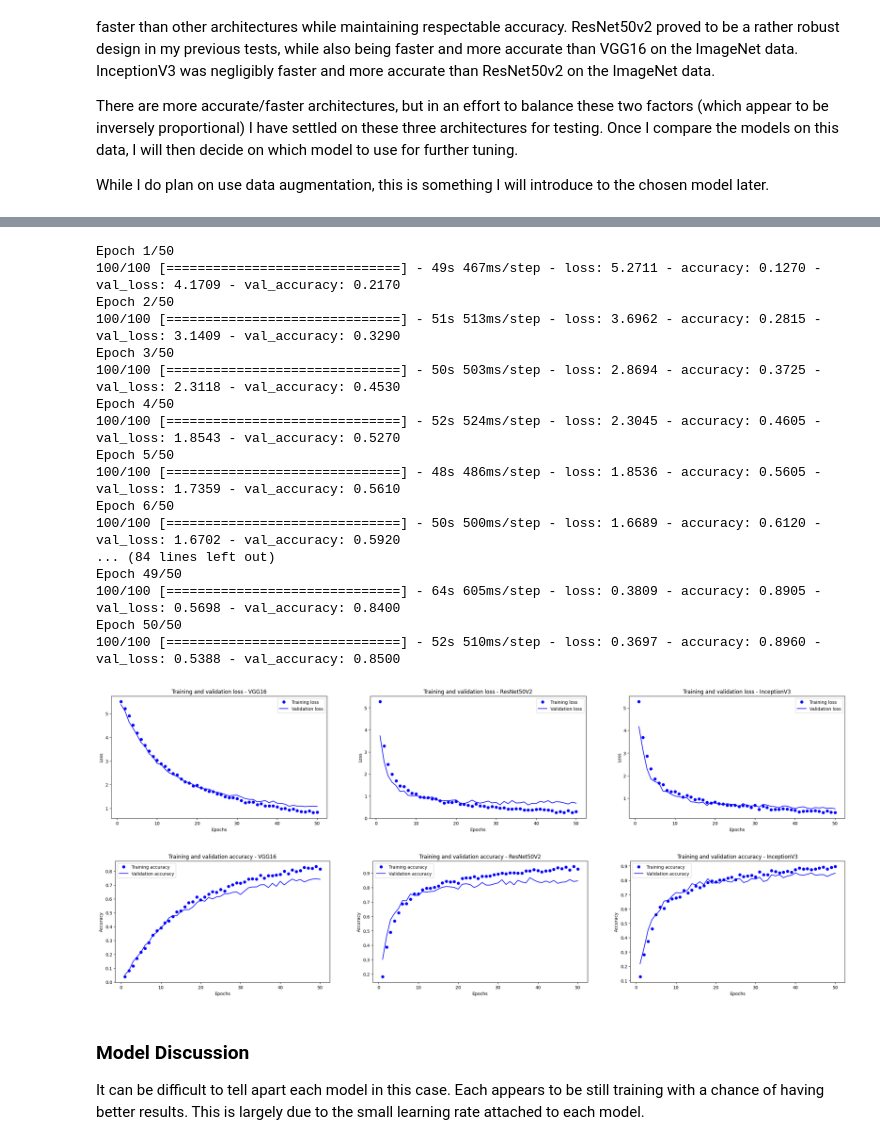
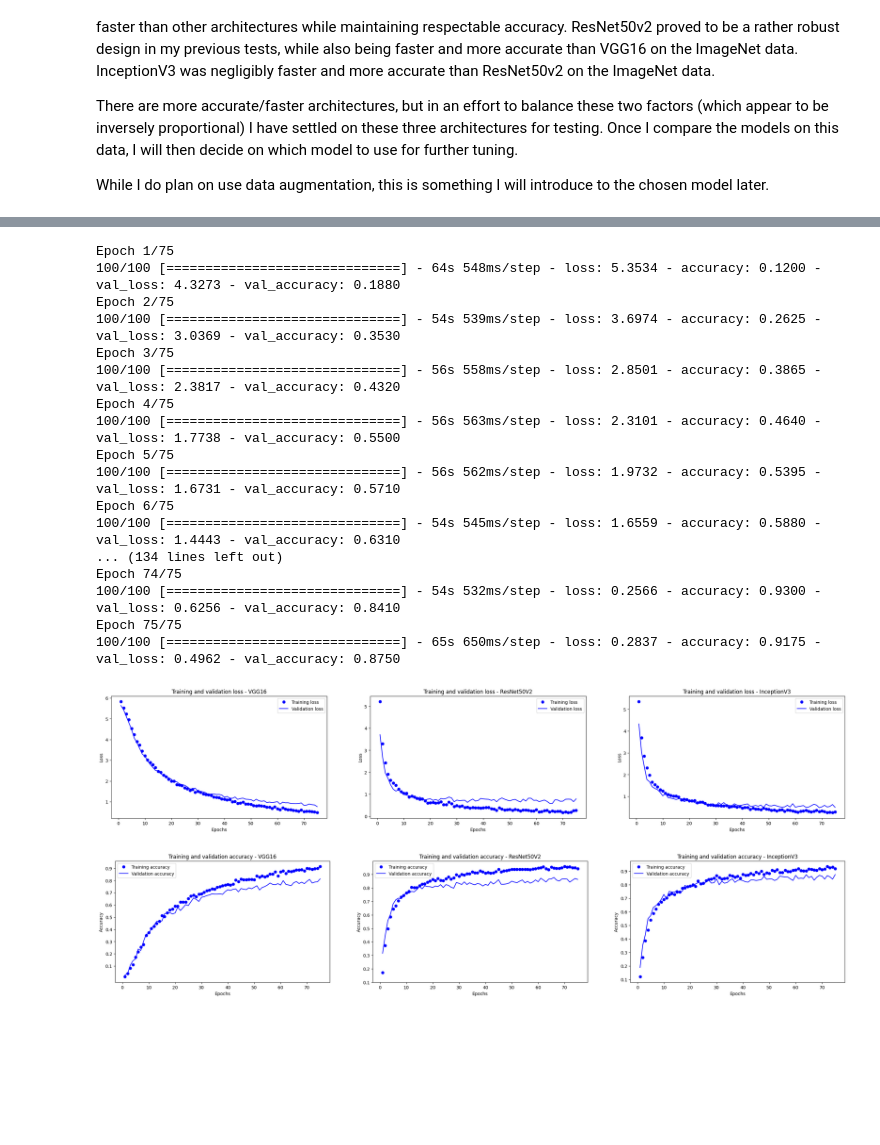
Before and after one commit to akingsley319/Tensorflow-Birds, a Jupyter notebook: notebooks/ModelSelection.ipynb, the cells around one changed output, grey strips where cells are left out. Drawn from its saved outputs; the diff is of its cells as text; code cells hidden in the pictures; blank space fills up the shorter version.

Commit message:
ModelSelection.ipynb at 75 epochs

```diff
--- a/notebooks/ModelSelection.ipynb
+++ b/notebooks/ModelSelection.ipynb
@@ -123,7 +123,7 @@ model_inception.compile(optimizer = tf.keras.optimizers.Adam(learning_rate = 0.0
 # Fit VGG16 model and store information
 history_vgg = model_vgg.fit(train_gen,
                        steps_per_epoch = 100,
-                       epochs = 50,
+                       epochs = 75,
                        validation_data = valid_gen,
                        validation_steps = 50)
 
@@ -155,7 +155,7 @@ Epoch 50/50
 # Fit ResNet50V2 model and store information
 history_resnet = model_resnet.fit(train_gen,
                        steps_per_epoch = 100,
-                       epochs = 50,
+                       epochs = 75,
                        validation_data = valid_gen,
                        validation_steps = 50)
 
@@ -187,7 +187,7 @@ Epoch 50/50
 # Fit InceptionV3 model and store information
 history_inception = model_inception.fit(train_gen,
                        steps_per_epoch = 100,
-                       epochs = 50,
+                       epochs = 75,
                        validation_data = valid_gen,
                        validation_steps = 50)
 
@@ -198,23 +198,23 @@ acc_values_inception = history_dict_inception['accuracy']
 val_acc_values_inception = history_dict_inception['val_accuracy']
 epochs_inception = range(1, len(history_dict_inception['accuracy']) +1)
 # %% [output]
-Epoch 1/50
-100/100 [==============================] - 49s 467ms/step - loss: 5.2711 - accuracy: 0.1270 - val_loss: 4.1709 - val_accuracy: 0.2170
-Epoch 2/50
-100/100 [==============================] - 51s 513ms/step - loss: 3.6962 - accuracy: 0.2815 - val_loss: 3.1409 - val_accuracy: 0.3290
-Epoch 3/50
-100/100 [==============================] - 50s 503ms/step - loss: 2.8694 - accuracy: 0.3725 - val_loss: 2.3118 - val_accuracy: 0.4530
-Epoch 4/50
-100/100 [==============================] - 52s 524ms/step - loss: 2.3045 - accuracy: 0.4605 - val_loss: 1.8543 - val_accuracy: 0.5270
-Epoch 5/50
-100/100 [==============================] - 48s 486ms/step - loss: 1.8536 - accuracy: 0.5605 - val_loss: 1.7359 - val_accuracy: 0.5610
-Epoch 6/50
-100/100 [==============================] - 50s 500ms/step - loss: 1.6689 - accuracy: 0.6120 - val_loss: 1.6702 - val_accuracy: 0.5920
-... (84 lines left out)
-Epoch 49/50
-100/100 [==============================] - 64s 605ms/step - loss: 0.3809 - accuracy: 0.8905 - val_loss: 0.5698 - val_accuracy: 0.8400
-Epoch 50/50
-100/100 [==============================] - 52s 510ms/step - loss: 0.3697 - accuracy: 0.8960 - val_loss: 0.5388 - val_accuracy: 0.8500
+Epoch 1/75
+100/100 [==============================] - 64s 548ms/step - loss: 5.3534 - accuracy: 0.1200 - val_loss: 4.3273 - val_accuracy: 0.1880
+Epoch 2/75
+100/100 [==============================] - 54s 539ms/step - loss: 3.6974 - accuracy: 0.2625 - val_loss: 3.0369 - val_accuracy: 0.3530
+Epoch 3/75
+100/100 [==============================] - 56s 558ms/step - loss: 2.8501 - accuracy: 0.3865 - val_loss: 2.3817 - val_accuracy: 0.4320
+Epoch 4/75
+100/100 [==============================] - 56s 563ms/step - loss: 2.3101 - accuracy: 0.4640 - val_loss: 1.7738 - val_accuracy: 0.5500
+Epoch 5/75
+100/100 [==============================] - 56s 562ms/step - loss: 1.9732 - accuracy: 0.5395 - val_loss: 1.6731 - val_accuracy: 0.5710
+Epoch 6/75
+100/100 [==============================] - 54s 545ms/step - loss: 1.6559 - accuracy: 0.5880 - val_loss: 1.4443 - val_accuracy: 0.6310
+... (134 lines left out)
+Epoch 74/75
+100/100 [==============================] - 54s 532ms/step - loss: 0.2566 - accuracy: 0.9300 - val_loss: 0.6256 - val_accuracy: 0.8410
+Epoch 75/75
+100/100 [==============================] - 65s 650ms/step - loss: 0.2837 - accuracy: 0.9175 - val_loss: 0.4962 - val_accuracy: 0.8750
 # %%
 # Plotting Training loss vs Validation loss for comparison
 plt.figure(figsize=(30,5))
@@ -244,39 +244,38 @@ plt.ylabel('Loss')
 plt.legend()
 plt.show()
 # %% [output]
-[figure, old version]
+[figure, new version]
 # %%
 # Plotting Training accuracy vs Validation accuracy for comparison
 plt.figure(figsize=(30,5))
 
 plt.subplot(131)
 plt.plot(epochs_vgg, acc_values_vgg, 'bo', label = 'Training accuracy')
 plt.plot(epochs_vgg, val_acc_values_vgg, 'b', label = 'Validation accuracy')
 plt.title('Training and validation accuracy - VGG16')
 plt.xlabel('Epochs')
+plt.yticks([0.1,0.2,0.3,0.4,0.5,0.6,0.7,0.8,0.9])
 plt.ylabel('Accuracy')
 plt.legend()
 
 plt.subplot(132)
 plt.plot(epochs_resnet, acc_values_resnet, 'bo', label = 'Training accuracy')
 plt.plot(epochs_resnet, val_acc_values_resnet, 'b', label = 'Validation accuracy')
 plt.title('Training and validation accuracy - ResNet50V2')
 plt.xlabel('Epochs')
+plt.yticks([0.1,0.2,0.3,0.4,0.5,0.6,0.7,0.8,0.9])
 plt.ylabel('Accuracy')
 plt.legend()
 
 plt.subplot(133)
 plt.plot(epochs_inception, acc_values_inception, 'bo', label = 'Training accuracy')
 plt.plot(epochs_inception, val_acc_values_inception, 'b', label = 'Validation accuracy')
 plt.title('Training and validation accuracy - InceptionV3')
 plt.xlabel('Epochs')
+plt.yticks([0.1,0.2,0.3,0.4,0.5,0.6,0.7,0.8,0.9])
 plt.ylabel('Accuracy')
 plt.legend()
 
 plt.show()
 # %% [output]
-[figure, old version]
+[figure, new version]
-# %% [markdown]
-### Model Discussion
-
-It can be difficult to tell apart each model in this case. Each appears to be still training with a chance of having better results. This is largely due to the small learning rate attached to each model.
```
Also changed, not shown: parts of 3 cells of this notebook.
